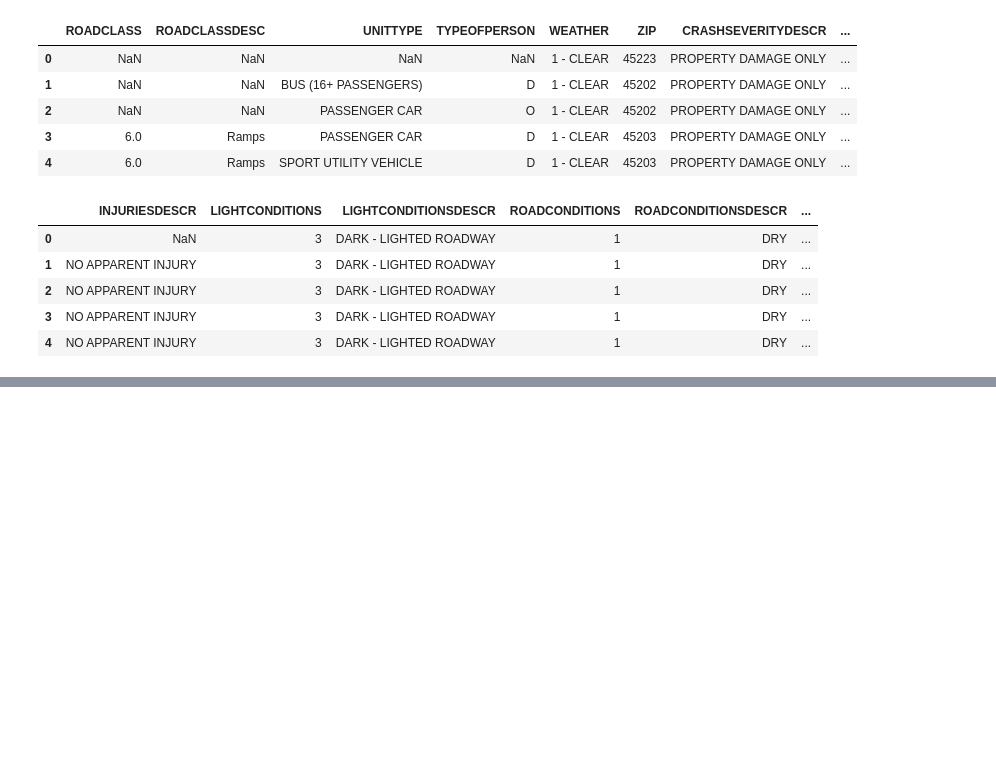
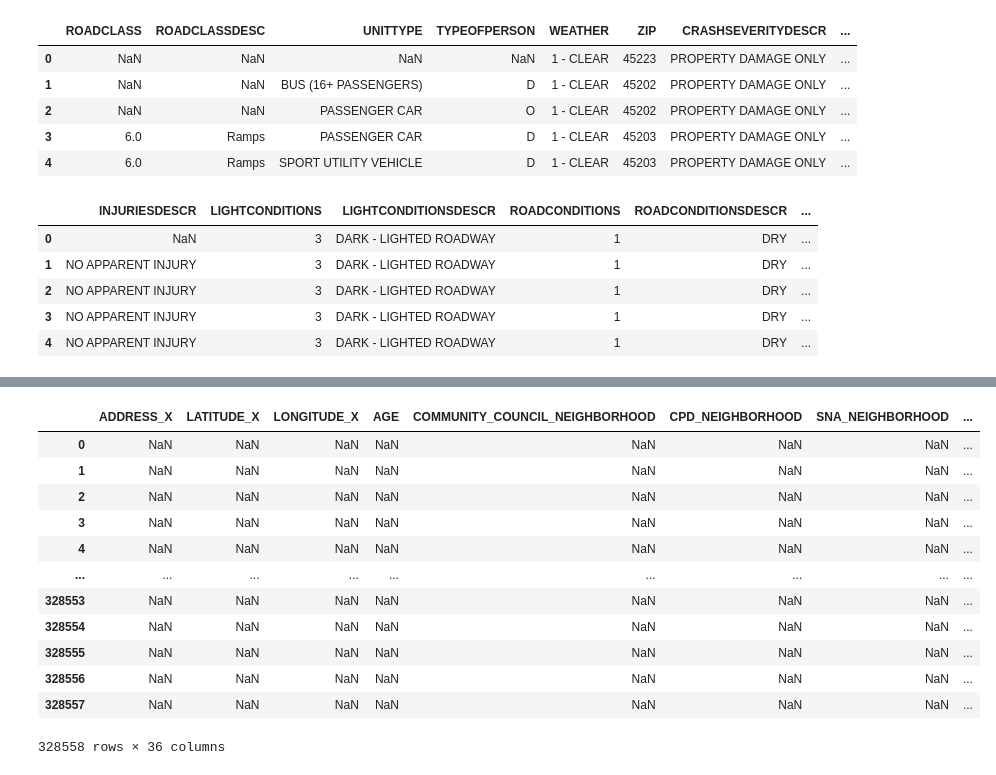
Before and after one commit to erntan/traffic_cincy, a Jupyter notebook: 00_crash_data.ipynb, the cells around one changed output, grey strips where cells are left out. Saved outputs shown, nothing was run; the diff lists cells and outputs as text; code cells hidden in the pictures; blank space fills up the shorter version.

```diff
--- a/00_crash_data.ipynb
+++ b/00_crash_data.ipynb
@@ -303,0 +323,16 @@ data.iloc[0:5, 30:40]
+# %%
+data[data.isna()]
+# %% [output]
+|  | ADDRESS_X | LATITUDE_X | LONGITUDE_X | AGE | COMMUNITY_COUNCIL_NEIGHBORHOOD | CPD_NEIGHBORHOOD | SNA_NEIGHBORHOOD | ... |
+| 0 | NaN | NaN | NaN | NaN | NaN | NaN | NaN | ... |
+| 1 | NaN | NaN | NaN | NaN | NaN | NaN | NaN | ... |
+| 2 | NaN | NaN | NaN | NaN | NaN | NaN | NaN | ... |
+| 3 | NaN | NaN | NaN | NaN | NaN | NaN | NaN | ... |
+| 4 | NaN | NaN | NaN | NaN | NaN | NaN | NaN | ... |
+| ... | ... | ... | ... | ... | ... | ... | ... | ... |
+| 328553 | NaN | NaN | NaN | NaN | NaN | NaN | NaN | ... |
+| 328554 | NaN | NaN | NaN | NaN | NaN | NaN | NaN | ... |
+| 328555 | NaN | NaN | NaN | NaN | NaN | NaN | NaN | ... |
+| 328556 | NaN | NaN | NaN | NaN | NaN | NaN | NaN | ... |
+| 328557 | NaN | NaN | NaN | NaN | NaN | NaN | NaN | ... |
+328558 rows × 36 columns
```
Also changed, not shown: parts of 10 cells of this notebook.
